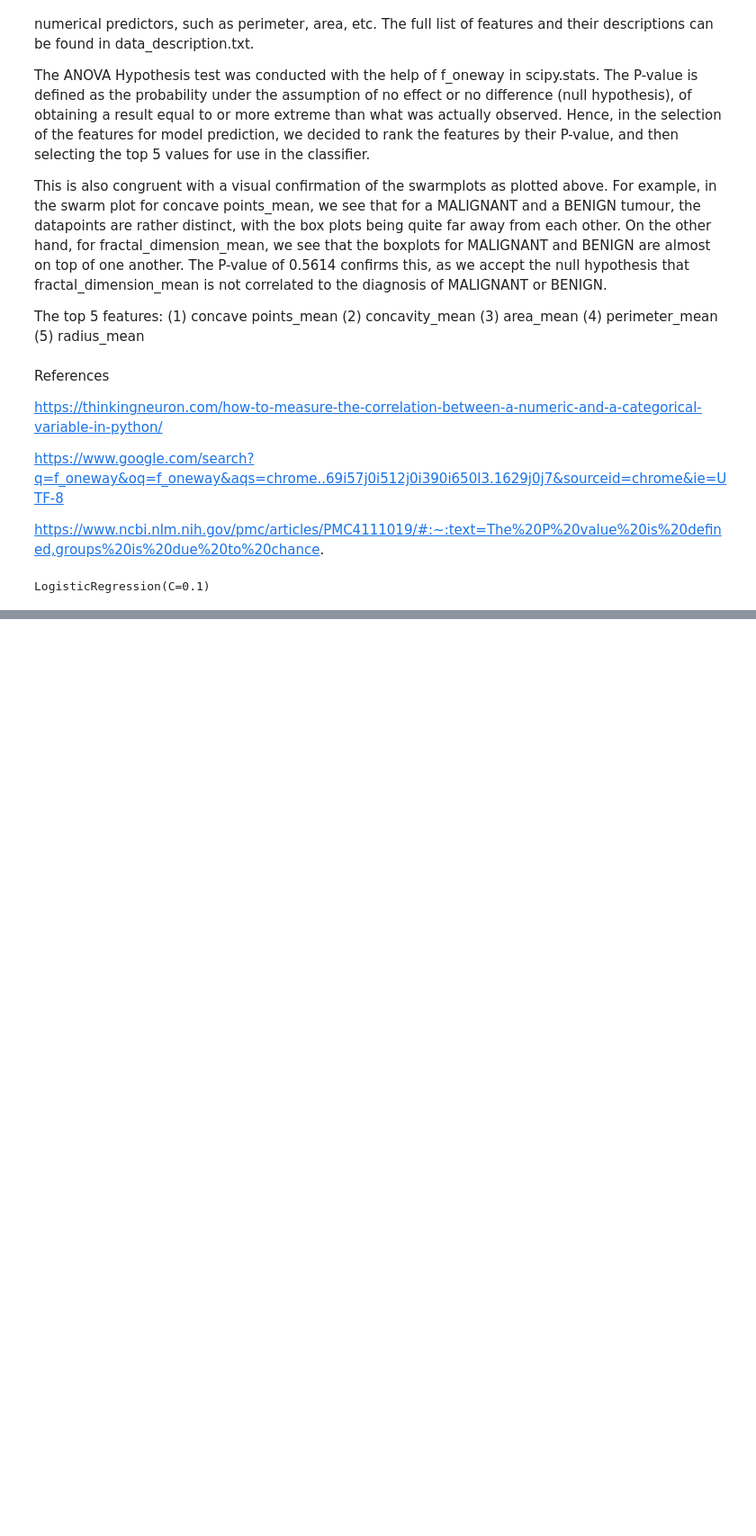
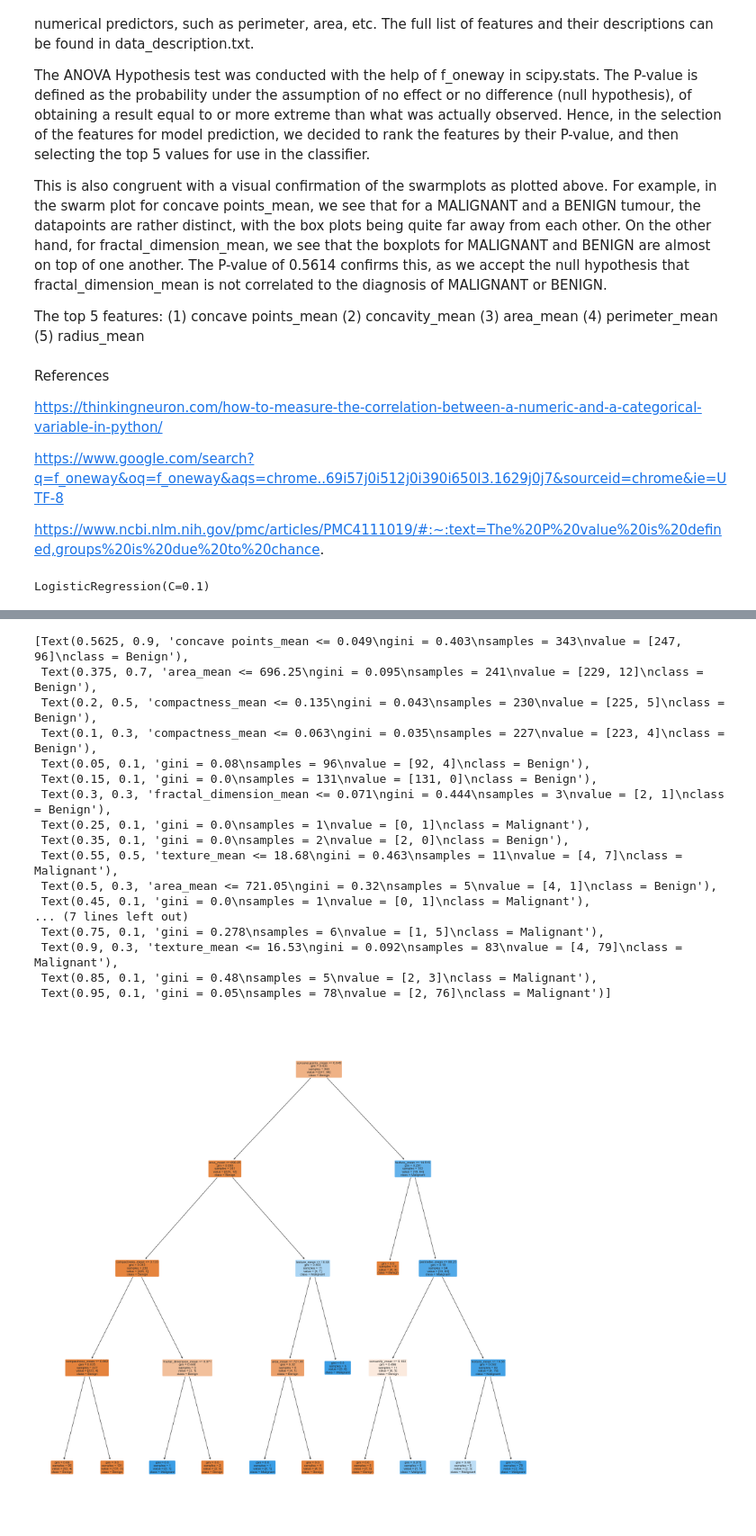
Before and after one commit to minghancmh/breastCancerPredictiveModel, a Jupyter notebook: logistic_regression.ipynb, the cells around one changed output, grey strips where cells are left out. Shown at 90% size. Saved outputs shown, nothing was run; the diff lists cells and outputs as text; code cells hidden in the pictures; blank space fills up the shorter version.

```diff
--- a/logistic_regression.ipynb
+++ b/logistic_regression.ipynb
@@ -387,0 +501,24 @@ ax.set_title('Confusion Matrix');
+# %%
+f = plt.figure(figsize=(24,24))
+plot_tree(dectree, filled=True, rounded=True,
+          feature_names=X_train.columns,
+          class_names=["Benign","Malignant"])
+# %% [output]
+[Text(0.5625, 0.9, 'concave points_mean <= 0.049\ngini = 0.403\nsamples = 343\nvalue = [247, 96]\nclass = Benign'),
+ Text(0.375, 0.7, 'area_mean <= 696.25\ngini = 0.095\nsamples = 241\nvalue = [229, 12]\nclass = Benign'),
+ Text(0.2, 0.5, 'compactness_mean <= 0.135\ngini = 0.043\nsamples = 230\nvalue = [225, 5]\nclass = Benign'),
+ Text(0.1, 0.3, 'compactness_mean <= 0.063\ngini = 0.035\nsamples = 227\nvalue = [223, 4]\nclass = Benign'),
+ Text(0.05, 0.1, 'gini = 0.08\nsamples = 96\nvalue = [92, 4]\nclass = Benign'),
+ Text(0.15, 0.1, 'gini = 0.0\nsamples = 131\nvalue = [131, 0]\nclass = Benign'),
+ Text(0.3, 0.3, 'fractal_dimension_mean <= 0.071\ngini = 0.444\nsamples = 3\nvalue = [2, 1]\nclass = Benign'),
+ Text(0.25, 0.1, 'gini = 0.0\nsamples = 1\nvalue = [0, 1]\nclass = Malignant'),
+ Text(0.35, 0.1, 'gini = 0.0\nsamples = 2\nvalue = [2, 0]\nclass = Benign'),
+ Text(0.55, 0.5, 'texture_mean <= 18.68\ngini = 0.463\nsamples = 11\nvalue = [4, 7]\nclass = Malignant'),
+ Text(0.5, 0.3, 'area_mean <= 721.05\ngini = 0.32\nsamples = 5\nvalue = [4, 1]\nclass = Benign'),
+ Text(0.45, 0.1, 'gini = 0.0\nsamples = 1\nvalue = [0, 1]\nclass = Malignant'),
+... (7 lines left out)
+ Text(0.75, 0.1, 'gini = 0.278\nsamples = 6\nvalue = [1, 5]\nclass = Malignant'),
+ Text(0.9, 0.3, 'texture_mean <= 16.53\ngini = 0.092\nsamples = 83\nvalue = [4, 79]\nclass = Malignant'),
+ Text(0.85, 0.1, 'gini = 0.48\nsamples = 5\nvalue = [2, 3]\nclass = Malignant'),
+ Text(0.95, 0.1, 'gini = 0.05\nsamples = 78\nvalue = [2, 76]\nclass = Malignant')]
+[figure, added]
```
Also changed, not shown: parts of 12 cells of this notebook.
